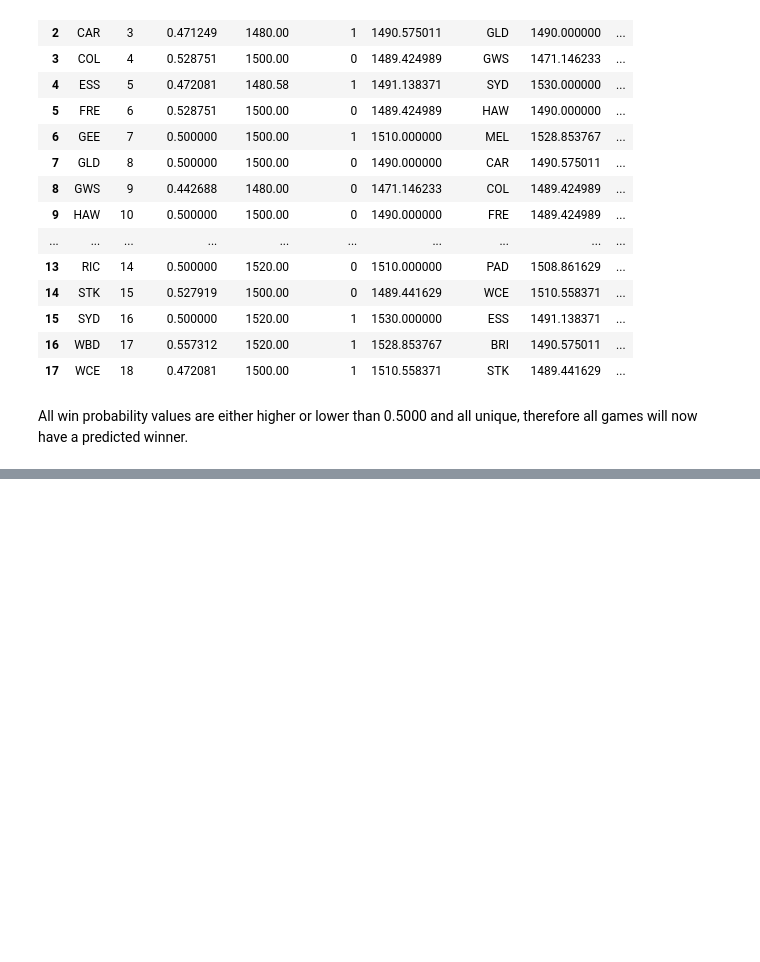
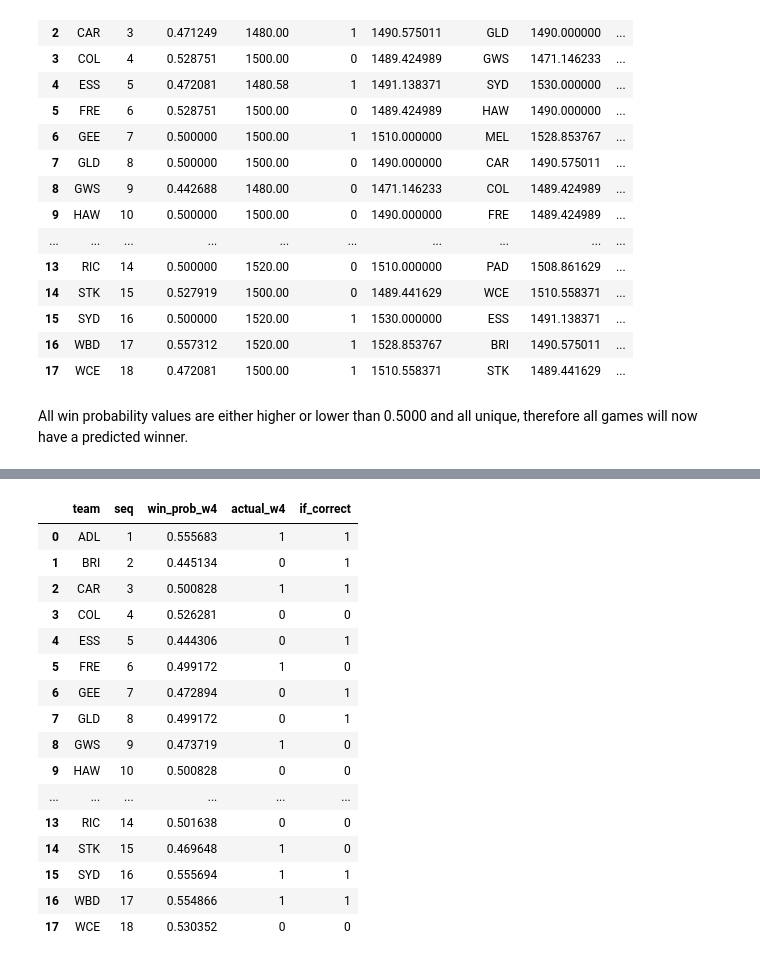
Before and after one commit to stevegabriel1/afl_elo_ratings, a Jupyter notebook: basic_version.ipynb, the cells around one changed output, grey strips where cells are left out. Drawn from its saved outputs; the diff is of its cells as text; code cells hidden in the pictures; blank space fills up the shorter version.

```diff
--- a/basic_version.ipynb
+++ b/basic_version.ipynb
@@ -577,7 +577,7 @@ w4_joined.head()
 | 4 | ESS | 5 | 0.472081 | 1480.58 | 1 | 1491.138371 | SYD | 1530.000000 |
 # %%
 ## Now the formula for win probability can be applied row by row:
-#w4_joined['win_prob_w4'] = 1/(1 + (10**((w4_joined['rating_w3_opp']-w4_joined['rating_w_3'])/400)))
+w4_joined['win_prob_w4'] = 1/(1 + (10**((w4_joined['rating_w3_opp']-w4_joined['rating_w_3'])/400)))
 w4_joined
 # %% [output]
 |  | team | seq | win_prob_w3 | rating_w_2 | actual_w3 | rating_w_3 | opp_team | rating_w3_opp | ... |
@@ -601,0 +604,3 @@ All win probability values are either higher or lower than 0.5000 and all unique
+# %%
+quick_results_check = w4_joined[['team','seq','win_prob_w4']]
+quick_results_check.head(10)
@@ -601,0 +619,3 @@ All win probability values are either higher or lower than 0.5000 and all unique
+# %%
+quick_results_check['actual_w4'] = [1,0,1,0,0,1,0,0,1,0,1,0,1,0,1,1,1,0]
+qrc = quick_results_check
@@ -601,0 +631,31 @@ All win probability values are either higher or lower than 0.5000 and all unique
+# %%
+# Repeated
+def how_pred_4(row):
+    if (row['win_prob_w4'] < 0.5) & (row['actual_w4'] == 0):
+        val = 1
+    elif (row['win_prob_w4'] > 0.5) & (row['actual_w4'] == 1):
+        val = 1
+    else:
+        val = 0
+    return val
+# %%
+qrc['if_correct'] = qrc.apply(how_pred_4, axis=1)
+qrc
+# %% [output]
+|  | team | seq | win_prob_w4 | actual_w4 | if_correct |
+| 0 | ADL | 1 | 0.555683 | 1 | 1 |
+| 1 | BRI | 2 | 0.445134 | 0 | 1 |
+| 2 | CAR | 3 | 0.500828 | 1 | 1 |
+| 3 | COL | 4 | 0.526281 | 0 | 0 |
+| 4 | ESS | 5 | 0.444306 | 0 | 1 |
+| 5 | FRE | 6 | 0.499172 | 1 | 0 |
+| 6 | GEE | 7 | 0.472894 | 0 | 1 |
+| 7 | GLD | 8 | 0.499172 | 0 | 1 |
+| 8 | GWS | 9 | 0.473719 | 1 | 0 |
+| 9 | HAW | 10 | 0.500828 | 0 | 0 |
+| ... | ... | ... | ... | ... | ... |
+| 13 | RIC | 14 | 0.501638 | 0 | 0 |
+| 14 | STK | 15 | 0.469648 | 1 | 0 |
+| 15 | SYD | 16 | 0.555694 | 1 | 1 |
+| 16 | WBD | 17 | 0.554866 | 1 | 1 |
+| 17 | WCE | 18 | 0.530352 | 0 | 0 |
```
Also changed, not shown: parts of 5 cells of this notebook.
